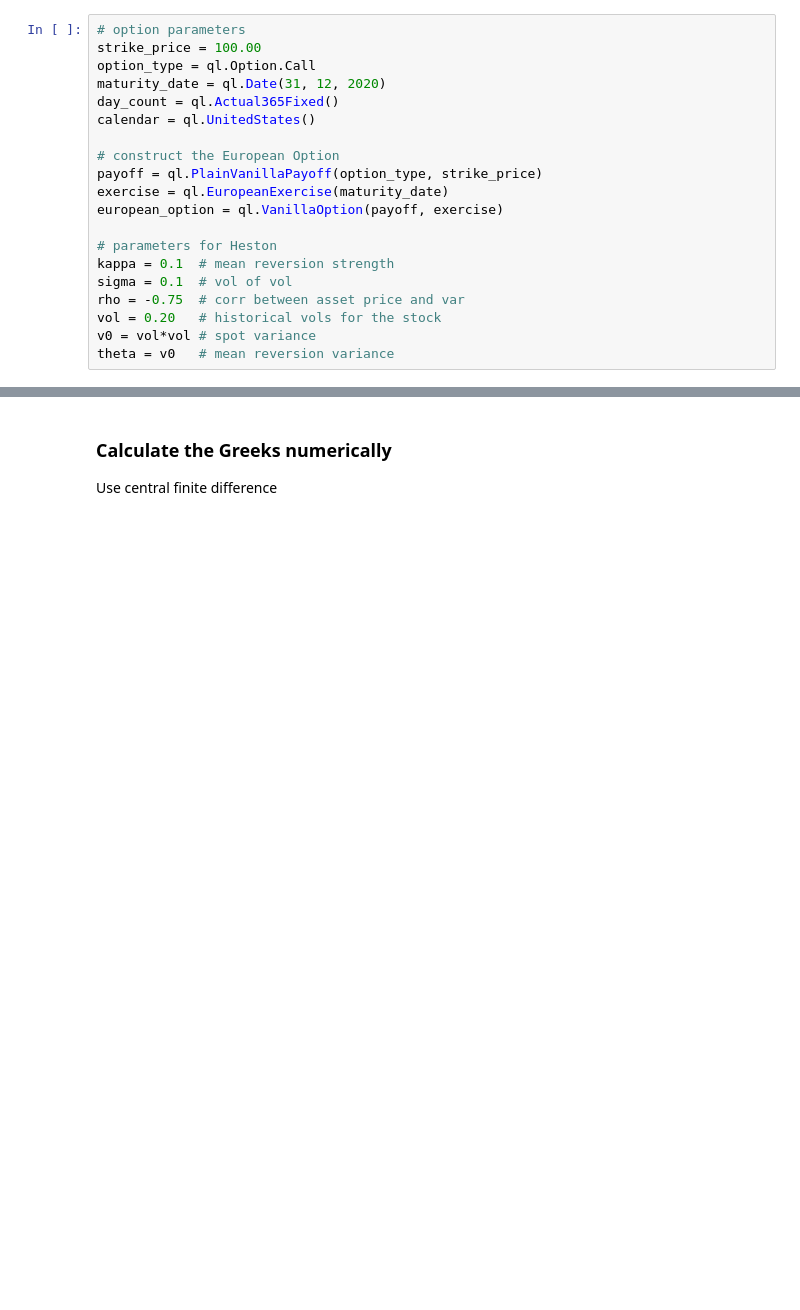
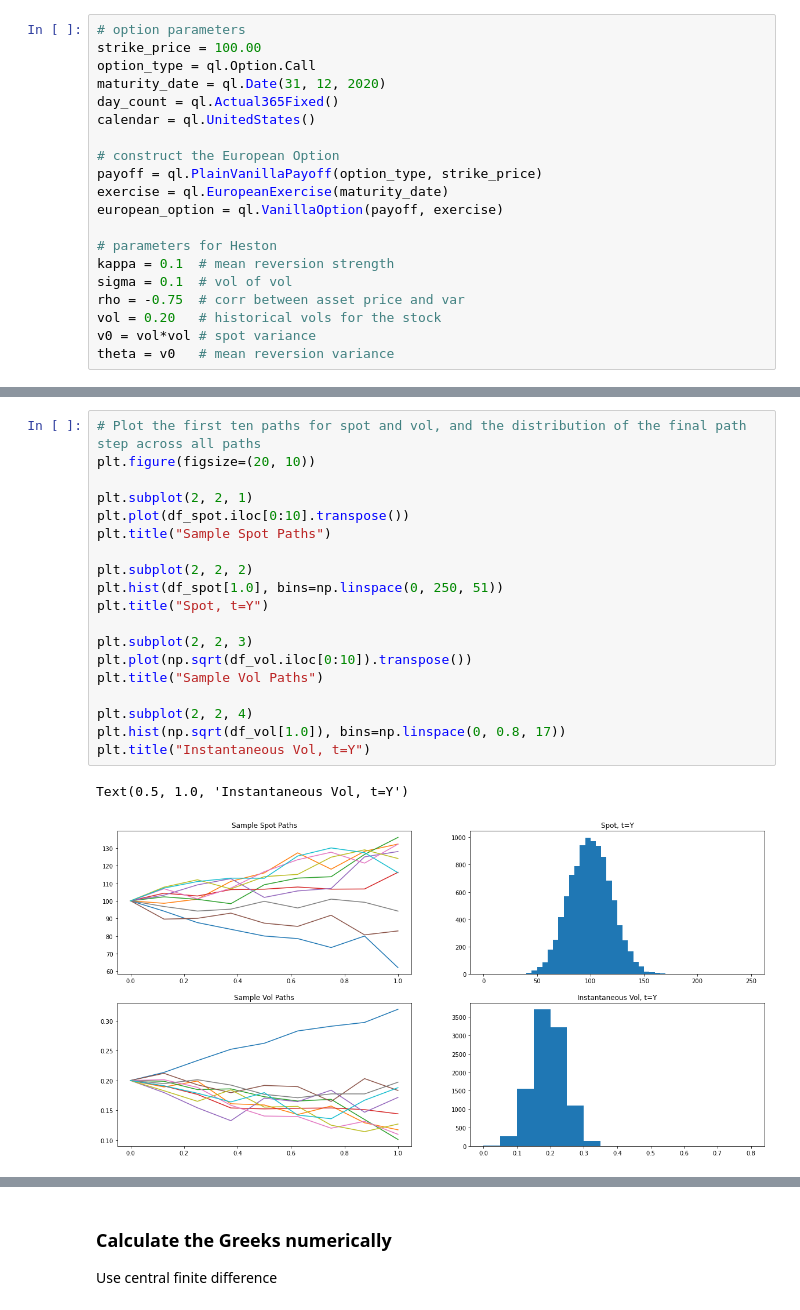
Before and after one commit to Parliamenthill/DeepHedging, a Jupyter notebook: Heston_Model.ipynb, the cells around one changed output, grey strips where cells are left out. Drawn from its saved outputs; the diff is of its cells as text; blank space fills up the shorter version.

```diff
--- a/Heston_Model.ipynb
+++ b/Heston_Model.ipynb
@@ -218,3 +324,25 @@ theta = v0   # mean reversion variance
+# %%
+# Plot the first ten paths for spot and vol, and the distribution of the final path step across all paths
+plt.figure(figsize=(20, 10))
+
+plt.subplot(2, 2, 1)
+plt.plot(df_spot.iloc[0:10].transpose())
+plt.title("Sample Spot Paths")
+
+plt.subplot(2, 2, 2)
+plt.hist(df_spot[1.0], bins=np.linspace(0, 250, 51))
+plt.title("Spot, t=Y")
+
+plt.subplot(2, 2, 3)
+plt.plot(np.sqrt(df_vol.iloc[0:10]).transpose())
+plt.title("Sample Vol Paths")
+
+plt.subplot(2, 2, 4)
+plt.hist(np.sqrt(df_vol[1.0]), bins=np.linspace(0, 0.8, 17))
+plt.title("Instantaneous Vol, t=Y")
+# %% [output]
+Text(0.5, 1.0, 'Instantaneous Vol, t=Y')
+[figure, added]
 # %%
 def heston_value(calculation_date, v0, spot_price):
     # set the evaluation date
```
Also changed, not shown: parts of 7 cells of this notebook, 2 other files.
